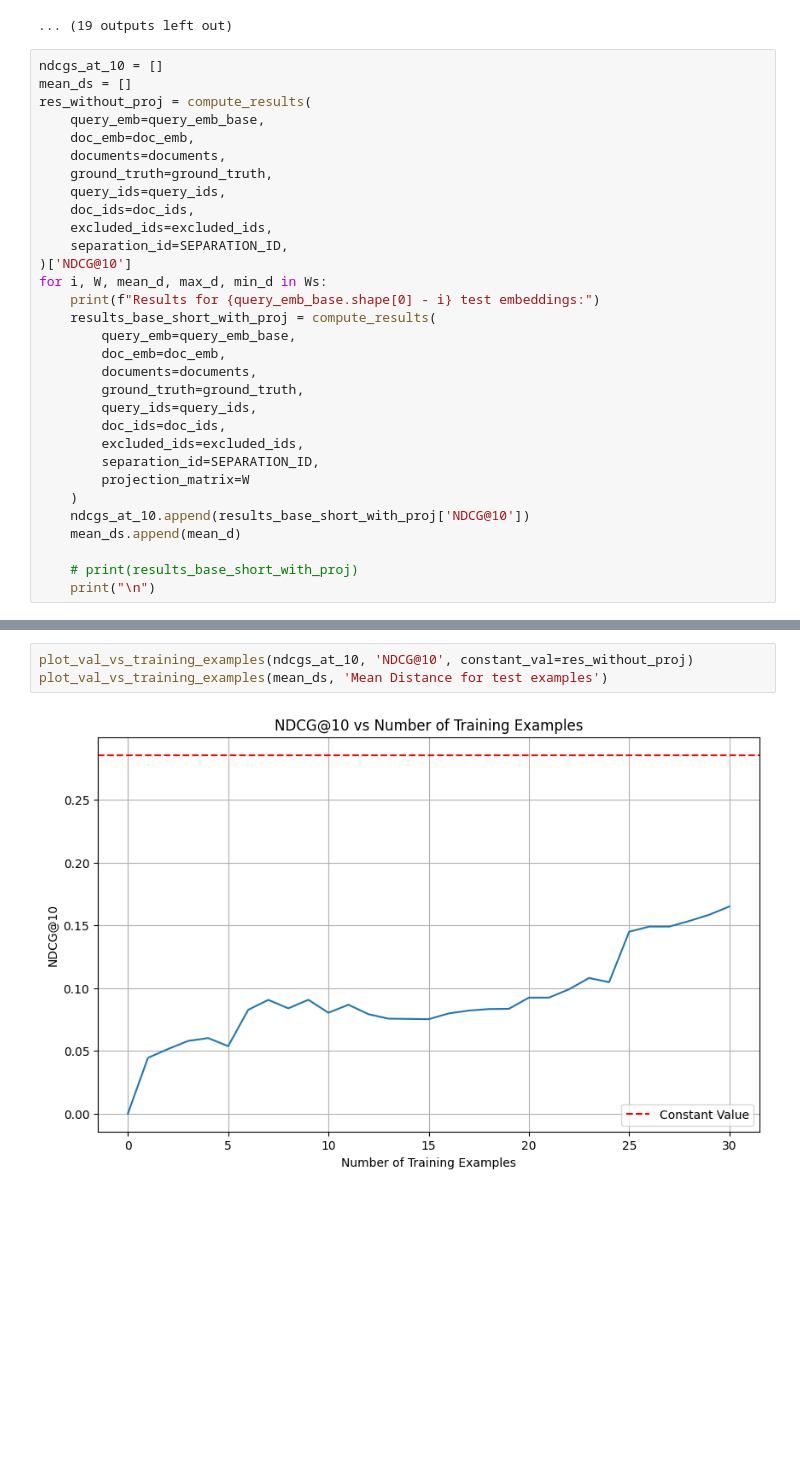
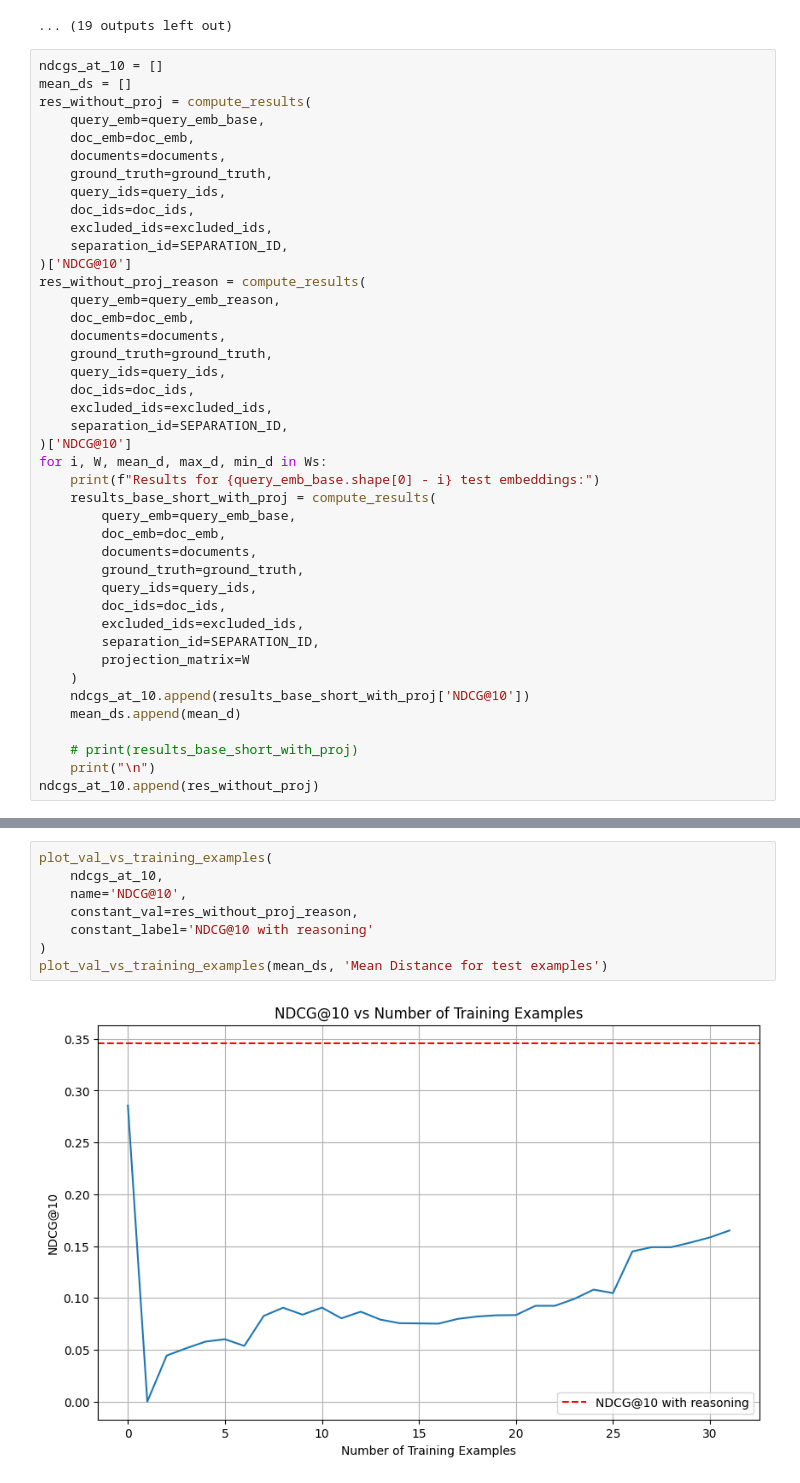
Before and after one commit to arubique/ReasonIR, a Jupyter notebook: notebooks/project_to_reasoning_embeds.ipynb, the cells around one changed output, grey strips where cells are left out. Cells and saved outputs as stored; diff of their text form; blank space fills up the shorter version.

Commit message:
Update plot with reasoning constant value

```diff
--- a/notebooks/project_to_reasoning_embeds.ipynb
+++ b/notebooks/project_to_reasoning_embeds.ipynb
@@ -457,6 +457,16 @@ ndcgs_at_10 = []
 mean_ds = []
 res_without_proj = compute_results(
     query_emb=query_emb_base,
+    doc_emb=doc_emb,
+    documents=documents,
+    ground_truth=ground_truth,
+    query_ids=query_ids,
+    doc_ids=doc_ids,
+    excluded_ids=excluded_ids,
+    separation_id=SEPARATION_ID,
+)['NDCG@10']
+res_without_proj_reason = compute_results(
+    query_emb=query_emb_reason,
     doc_emb=doc_emb,
     documents=documents,
     ground_truth=ground_truth,
@@ -483,5 +493,6 @@ for i, W, mean_d, max_d, min_d in Ws:
 
     # print(results_base_short_with_proj)
     print("\n")
+ndcgs_at_10.append(res_without_proj)
 # %% [output]
 {'NDCG@1': 0.22222, 'NDCG@5': 0.26337, 'NDCG@10': 0.28566, 'NDCG@25': 0.32147, 'NDCG@50': 0.33993, 'NDCG@100': 0.36304, 'MAP@1': 0.12593, 'MAP@5': 0.22481, 'MAP@10': 0.23499, 'MAP@25': 0.24538, 'MAP@5 ...
@@ -502,8 +513,13 @@ Results for 29 test embeddings:
 Results for 1 test embeddings:
 {'NDCG@1': 0.0, 'NDCG@5': 0.0, 'NDCG@10': 0.0, 'NDCG@25': 0.0, 'NDCG@50': 0.0, 'NDCG@100': 0.00376, 'MAP@1': 0.0, 'MAP@5': 0.0, 'MAP@10': 0.0, 'MAP@25': 0.0, 'MAP@50': 0.0, 'MAP@100': 0.00038, 'Recall ...
 # %%
-plot_val_vs_training_examples(ndcgs_at_10, 'NDCG@10', constant_val=res_without_proj)
+plot_val_vs_training_examples(
+    ndcgs_at_10,
+    name='NDCG@10',
+    constant_val=res_without_proj_reason,
+    constant_label='NDCG@10 with reasoning'
+)
 plot_val_vs_training_examples(mean_ds, 'Mean Distance for test examples')
 # %% [output]
-[figure, old version]
+[figure, new version]
 [figure]
```
Also changed, not shown: parts of 1 cell of this notebook.
